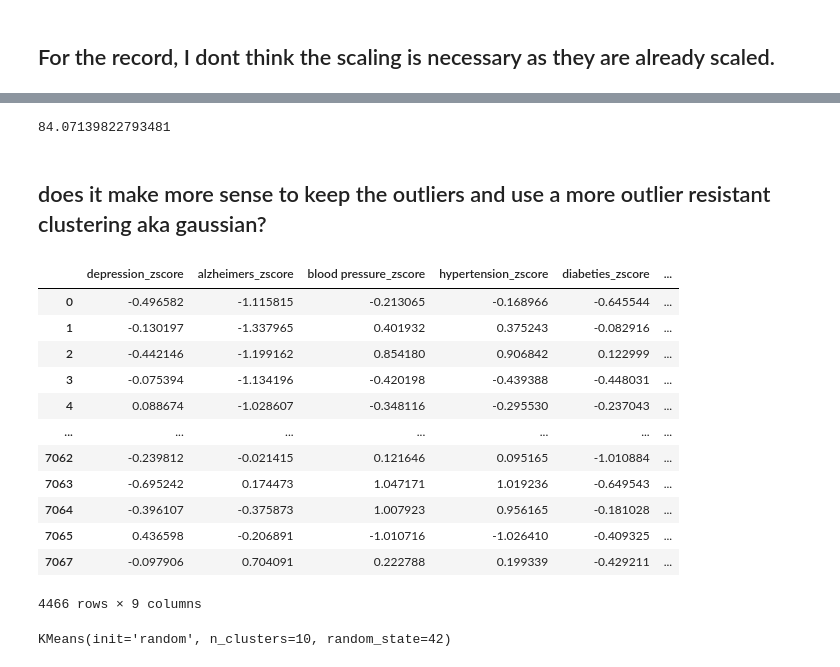
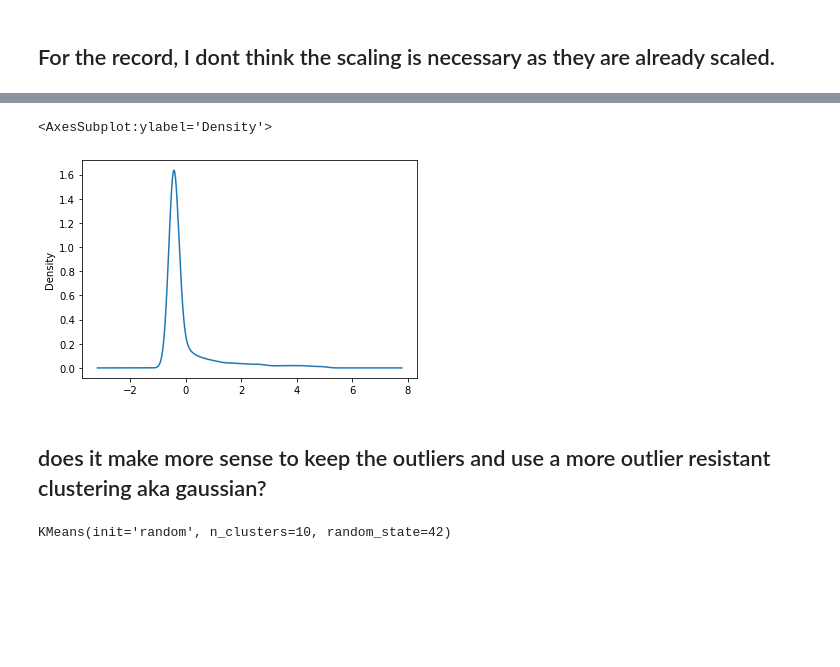
Before and after one commit to TamsinHu/Loneliness_study, a Jupyter notebook: clustering.ipynb, the cells around one changed output, grey strips where cells are left out. Cells and saved outputs as stored; diff of their text form; code cells hidden in the pictures; blank space fills up the shorter version.

```diff
--- a/clustering.ipynb
+++ b/clustering.ipynb
@@ -20,3 +18,6 @@ z_scores = ['depression_zscore', 'alzheimers_zscore',
        'blood pressure_zscore', 'hypertension_zscore', 'diabeties_zscore',
        'cardiovascular disease_zscore', 'insomnia_zscore', 'addiction_zscore',
        'social anxiety_zscore']
+# %%
+loneliness_z = loneliness[z_scores]
+loneliness_z
@@ -28,6 +55,7 @@ lonely_scaled_zscores = pd.DataFrame(data=scaled_zscores, columns=z_scores)
-# %%
-(lonely_scaled_zscores.shape[0]) ** (1/2)
-# %% [output]
-84.07139822793481
+# %%
+df["addiction_zscore"].plot.density()
+# %% [output]
+<AxesSubplot:ylabel='Density'>
+[figure, added]
 # %% [markdown]
 ## does it make more sense to keep the outliers and use a more outlier resistant clustering aka gaussian?
@@ -40,19 +62,3 @@ df = lonely_scaled_zscores[~((lonely_scaled_zscores < (Q1 - 1.5 * IQR)) |(lonely
-# %%
-df
-# %% [output]
-|  | depression_zscore | alzheimers_zscore | blood pressure_zscore | hypertension_zscore | diabeties_zscore | ... |
-| 0 | -0.496582 | -1.115815 | -0.213065 | -0.168966 | -0.645544 | ... |
-| 1 | -0.130197 | -1.337965 | 0.401932 | 0.375243 | -0.082916 | ... |
-| 2 | -0.442146 | -1.199162 | 0.854180 | 0.906842 | 0.122999 | ... |
-| 3 | -0.075394 | -1.134196 | -0.420198 | -0.439388 | -0.448031 | ... |
-| 4 | 0.088674 | -1.028607 | -0.348116 | -0.295530 | -0.237043 | ... |
-| ... | ... | ... | ... | ... | ... | ... |
-| 7062 | -0.239812 | -0.021415 | 0.121646 | 0.095165 | -1.010884 | ... |
-| 7063 | -0.695242 | 0.174473 | 1.047171 | 1.019236 | -0.649543 | ... |
-| 7064 | -0.396107 | -0.375873 | 1.007923 | 0.956165 | -0.181028 | ... |
-| 7065 | 0.436598 | -0.206891 | -1.010716 | -1.026410 | -0.409325 | ... |
-| 7067 | -0.097906 | 0.704091 | 0.222788 | 0.199339 | -0.429211 | ... |
-4466 rows × 9 columns
 # %%
 from sklearn.cluster import KMeans
 kmeans = KMeans(
```
Also changed, not shown: parts of 44 cells of this notebook, 2 other files.
